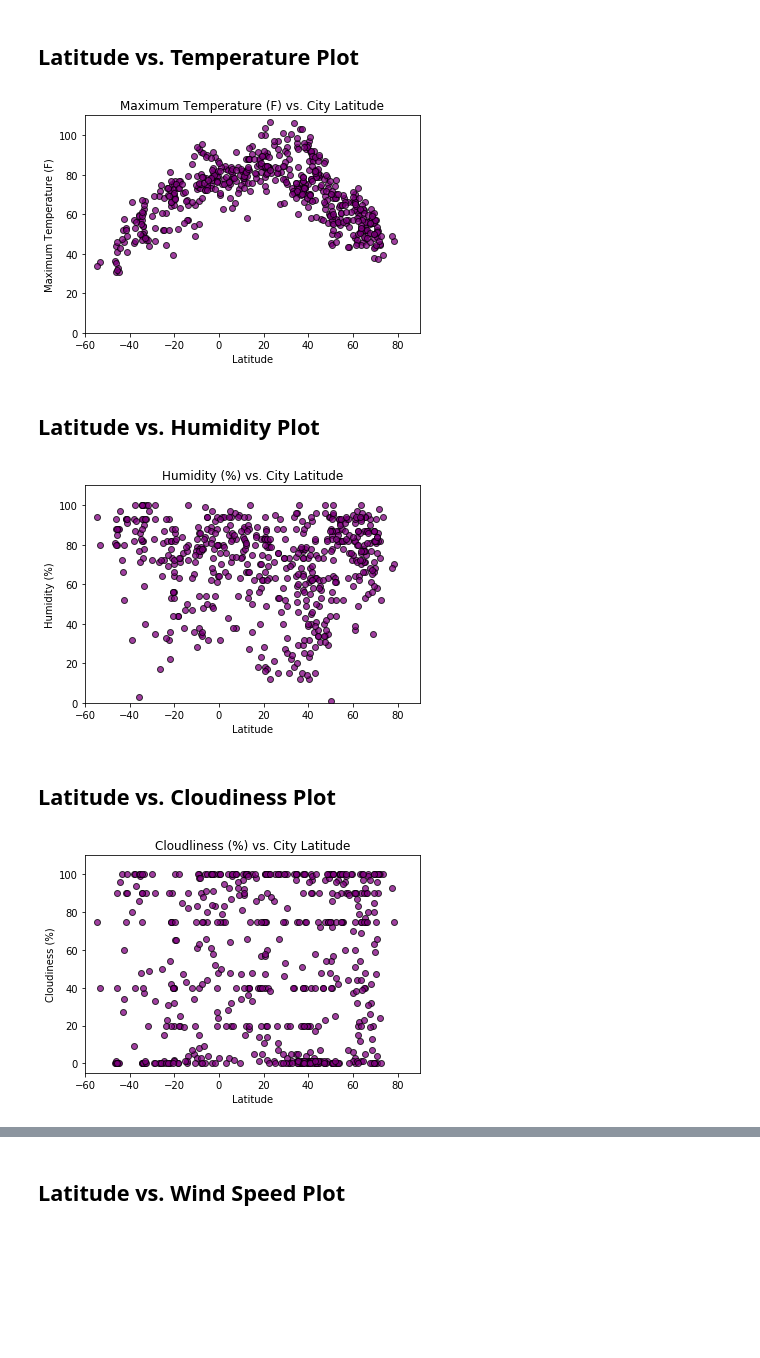
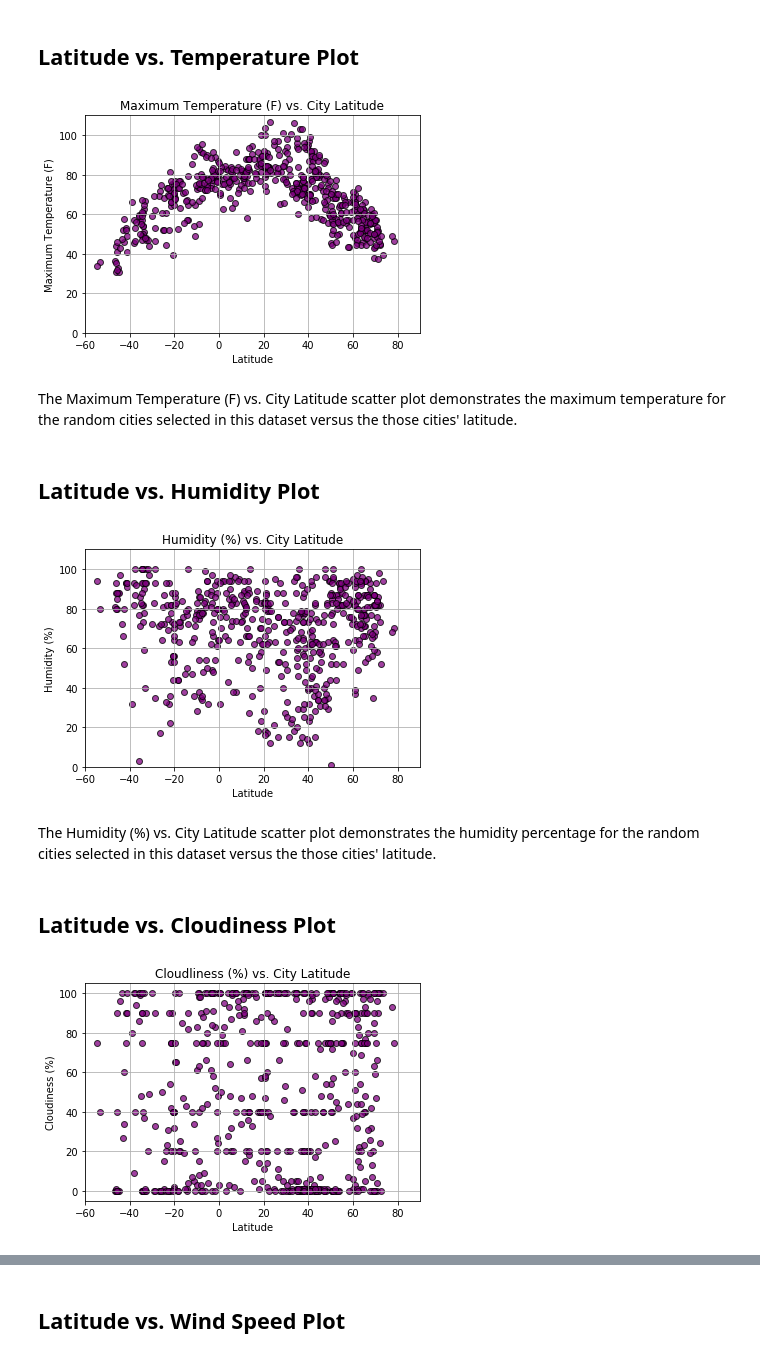
Before and after one commit to sjricketts/python-api-challenge, a Jupyter notebook: WeatherPy/WeatherPy.ipynb, the cells around one changed output, grey strips where cells are left out. Cells and saved outputs as stored; diff of their text form; code cells hidden in the pictures; blank space fills up the shorter version.

Commit message:
scatter plot images competed

```diff
--- a/WeatherPy/WeatherPy.ipynb
+++ b/WeatherPy/WeatherPy.ipynb
@@ -181,9 +181,13 @@ plt.ylim(0, 110)
 plt.xlabel("Latitude")
 plt.ylabel("Maximum Temperature (F)")
 plt.title("Maximum Temperature (F) vs. City Latitude")
+plt.grid()
+plt.savefig("Images/MaxTempVsLat.png")
 plt.show()
 # %% [output]
-[figure, old version]
+[figure, new version]
+# %% [markdown]
+The Maximum Temperature (F) vs. City Latitude scatter plot demonstrates the maximum temperature for the random cities selected in this dataset versus the those cities' latitude.
 # %% [markdown]
 ## Latitude vs. Humidity Plot
 # %%
@@ -193,18 +197,23 @@ plt.ylim(0, 110)
 plt.xlabel("Latitude")
 plt.ylabel("Humidity (%)")
 plt.title("Humidity (%) vs. City Latitude")
+plt.grid()
+plt.savefig("Images/HumidityVsLat.png")
 plt.show()
 # %% [output]
-[figure, old version]
+[figure, new version]
+# %% [markdown]
+The Humidity (%) vs. City Latitude scatter plot demonstrates the humidity percentage for the random cities selected in this dataset versus the those cities' latitude.
 # %% [markdown]
 ## Latitude vs. Cloudiness Plot
 # %%
 plt.scatter(lat, cloud, marker="o", facecolors="purple", edgecolors="black", alpha=0.75)
 plt.xlim(-60, 90)
-plt.ylim(-5, 110)
+plt.ylim(-5, 105)
 plt.xlabel("Latitude")
 plt.ylabel("Cloudiness (%)")
 plt.title("Cloudliness (%) vs. City Latitude")
+plt.grid()
 plt.show()
 # %% [output]
-[figure, old version]
+[figure, new version]
```
Also changed, not shown: parts of 3 cells of this notebook.
